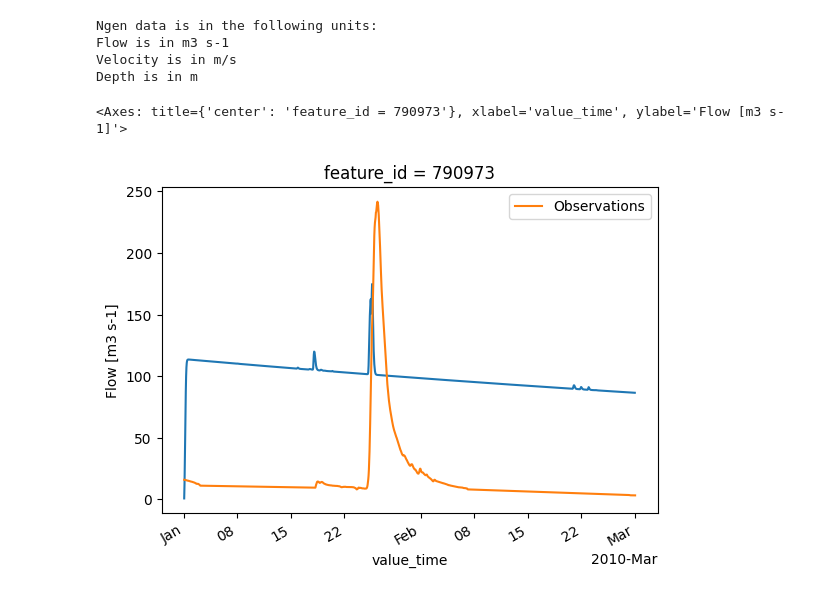
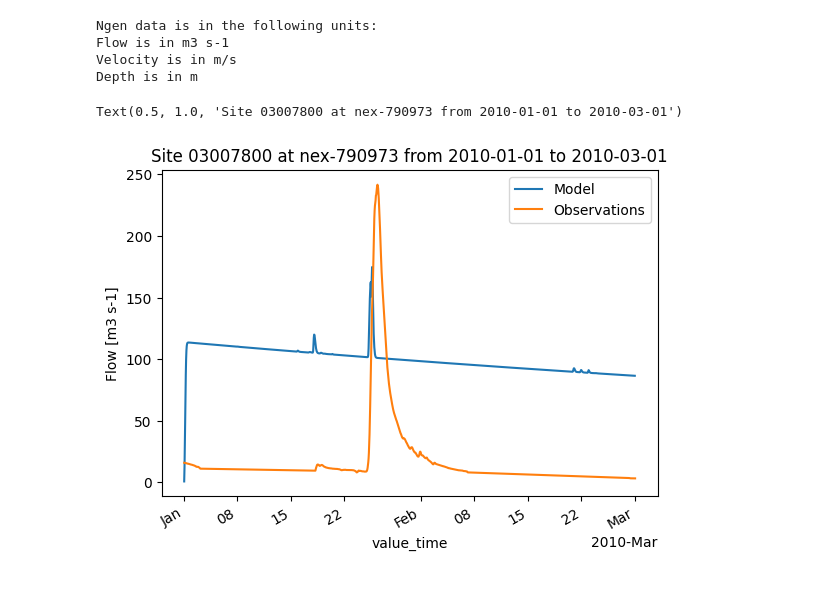
Before and after one commit to JoshCu/NGIAB_data_preprocess, a Jupyter notebook: visualise.ipynb, the cells around one changed output. Drawn from its saved outputs; the diff is of its cells as text; code cells hidden in the pictures.

Commit message:
update comments and plot title

```diff
--- a/visualise.ipynb
+++ b/visualise.ipynb
@@ -186,9 +188,13 @@ observations_data['flow_cms'] = observations_data['value'] * 0.0283168
 # %%
 # plot the gague against the model output
 import matplotlib.pyplot as plt
 fig, ax = plt.subplots()
+
 ds.sel(feature_id=int(matching_nexus)).flow.plot(ax=ax, label='Model')
 observations_data.plot(x='value_time', y='flow_cms', ax=ax, label='Observations')
+ax.legend()
+
+ax.set_title(f"Site {site} at nex-{matching_nexus} from {start_datetime} to {end_datetime}")
 # %% [output]
-<Axes: title={'center': 'feature_id = 790973'}, xlabel='value_time', ylabel='Flow [m3 s-1]'>
+Text(0.5, 1.0, 'Site 03007800 at nex-790973 from 2010-01-01 to 2010-03-01')
-[figure, old version]
+[figure, new version]
```
Also changed, not shown: parts of 3 cells of this notebook.
